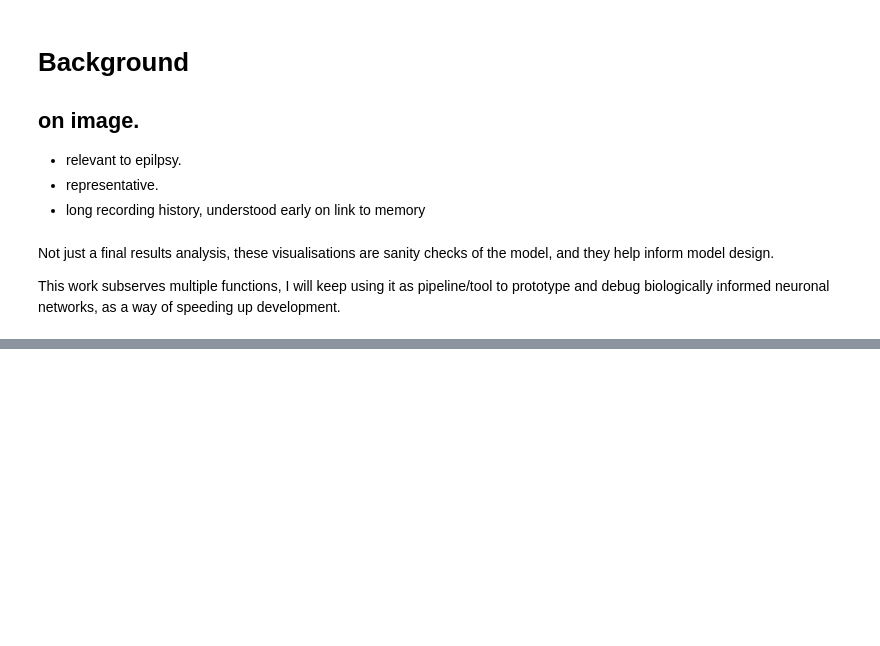
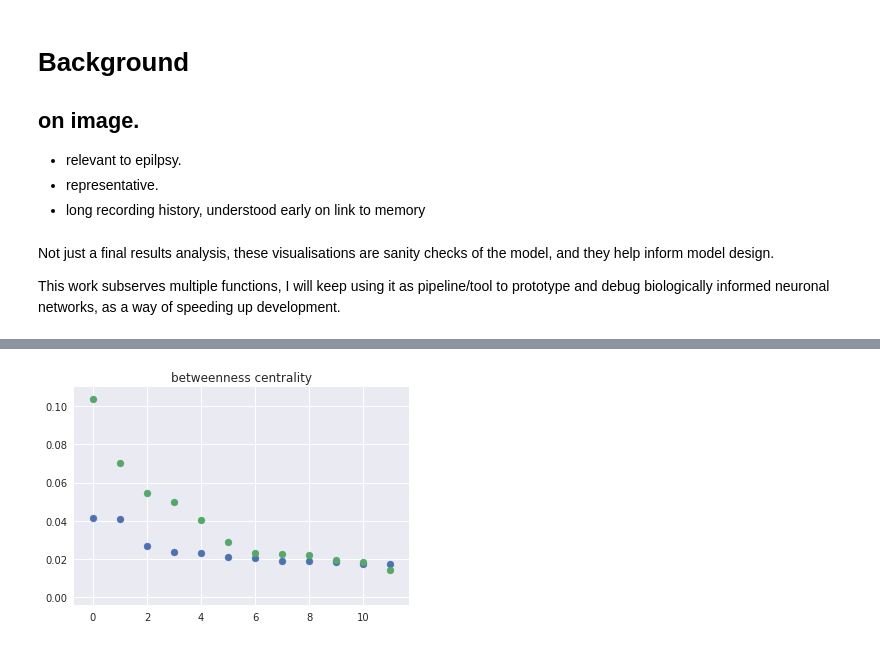
Before and after one commit to russelljjarvis/SpinnakerHippocampus, a Jupyter notebook: RichClubPresentation.ipynb, the cells around one changed output, grey strips where cells are left out. Cells and saved outputs as stored; diff of their text form; code cells hidden in the pictures; blank space fills up the shorter version.

```diff
--- a/RichClubPresentation.ipynb
+++ b/RichClubPresentation.ipynb
@@ -35,0 +169,18 @@ This work subserves multiple functions, I will keep using it as pipeline/tool to
+# %%
+degree_c10e = [ f[0] for f in top10e ]
+axis_c10e = [ i for i in range(0,len(degree_c10e)) ]
+degree_c50e = [ f[0] for f in top50e ]
+axis_c50e = [ i for i in range(0,len(degree_c50e)) ]
+degree_c10i = [ f[0] for f in top10i ]
+axis_c10i = [ i for i in range(0,len(degree_c10i)) ]
+degree_c50i = [ f[0] for f in top50i ]
+axis_c50i = [ i for i in range(0,len(degree_c50i)) ]
+# %%
+
+plt.clf()
+plt.title('betweenness centrality')
+plt.scatter(axis_c10e,degree_c10e,label='excitatory syn');
+plt.scatter(axis_c10i,degree_c10i,label='inhibitory syn');
+plt.show()
+# %% [output]
+[figure, added]
```
Also changed, not shown: parts of 10 cells of this notebook, 1 other file.
